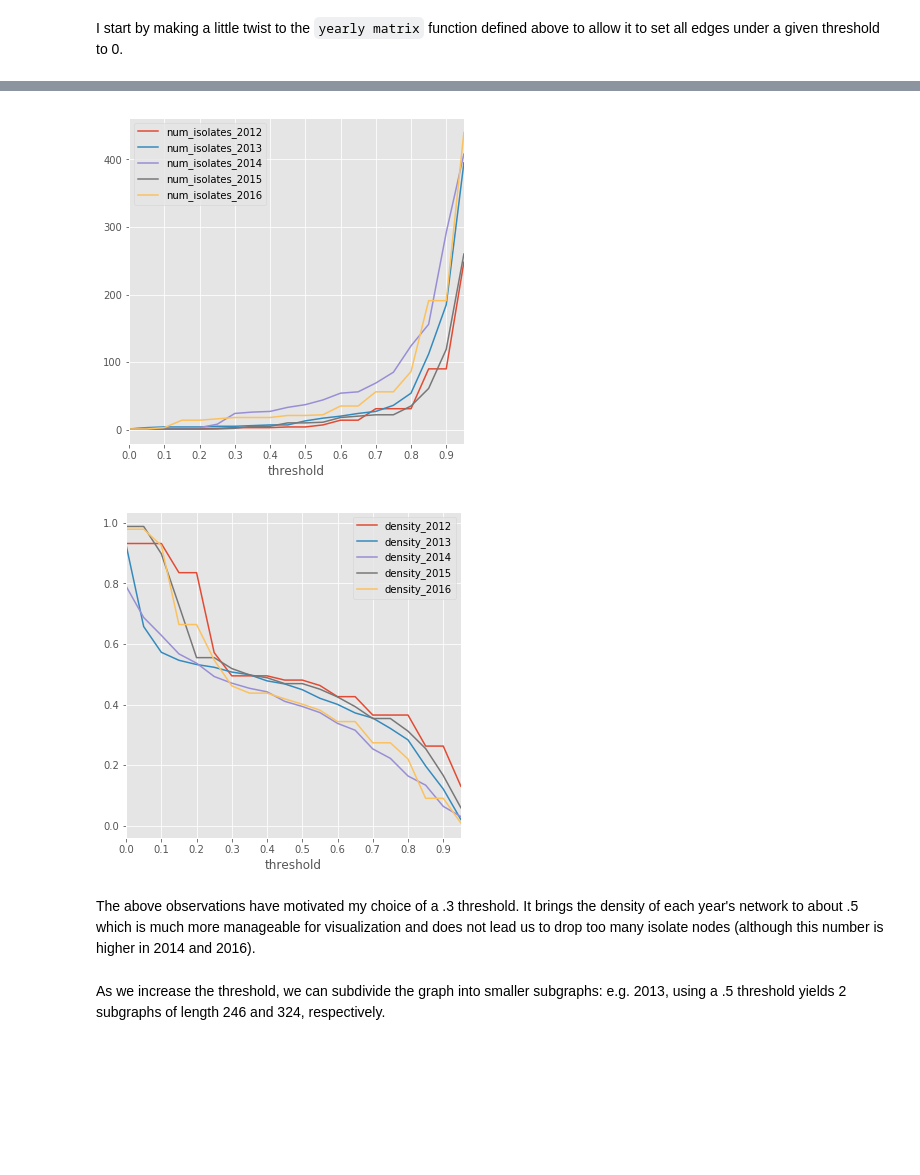
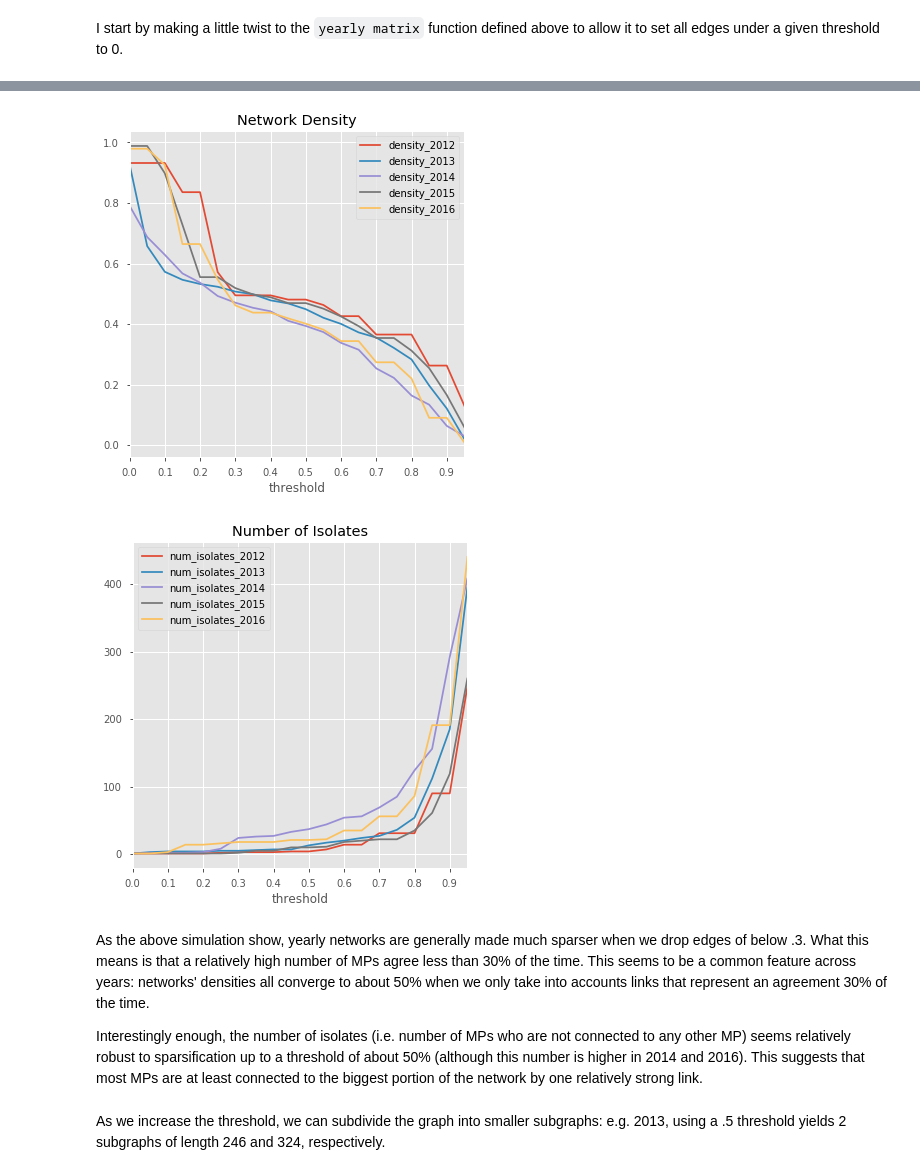
Before and after one commit to vviers/AN-Project, a Jupyter notebook: Data_Analysis.ipynb, the cells around one changed output, grey strips where cells are left out. Cells and saved outputs as stored; diff of their text form; code cells hidden in the pictures; blank space fills up the shorter version.

```diff
--- a/Data_Analysis.ipynb
+++ b/Data_Analysis.ipynb
@@ -128,7 +285,7 @@ Create full yearly adjacency matrices
 # %%
-def yearly_matrix(ballots, probability = False):
+def yearly_matrix(ballots, probability = True):
     """returns a numpy adjacency matrix of all MPs on a given year.
-    if probability = True ==> returns a matrix with empirical frequencies (0, 1) of similar voting behavior."""
+    if probability = True ==> returns a matrix with empirical frequencies in (0, 1) of similar voting behavior."""
     matrices = [np.array(i) for i in ballots]
     fulladj = sum(matrices)
     if (probability == False):
@@ -246,15 +449,19 @@ for j in [ballots2012, ballots2013, ballots2014, ballots2015, ballots2016]:
     results['density_{}'.format(k)] = density
     k += 1
 # %%
+results.plot(x="threshold", y = ["density_2012", "density_2013", "density_2014",
+                                 "density_2015", "density_2016"], figsize = (6, 6),
+             xticks=np.arange(0, 1, .1), title = "Network Density");
 results.plot(x="threshold", y = ["num_isolates_2012", "num_isolates_2013", "num_isolates_2014",
-                                 "num_isolates_2015", "num_isolates_2016"], figsize = (6, 6), xticks=np.arange(0, 1, .1));
-results.plot(x="threshold", y = ["density_2012", "density_2013", "density_2014",
-                                 "density_2015", "density_2016"], figsize = (6, 6), xticks=np.arange(0, 1, .1));
+                                 "num_isolates_2015", "num_isolates_2016"], figsize = (6, 6),
+             xticks=np.arange(0, 1, .1), title = "Number of Isolates");
 # %% [output]
-[figure, old version]
+[figure, new version]
-[figure, old version]
+[figure, new version]
-# %% [markdown]
-The above observations have motivated my choice of a .3 threshold. It brings the density of each year's network to about .5 which is much more manageable for visualization and does not lead us to drop too many isolate nodes (although this number is higher in 2014 and 2016).
+# %% [markdown]
+As the above simulation show, yearly networks are generally made much sparser when we drop edges of below .3. What this means is that a relatively high number of MPs agree less than 30% of the time. This seems to be a common feature across years: networks' densities all converge to about 50% when we only take into accounts links that represent an agreement 30% of the time.
+
+Interestingly enough, the number of isolates (i.e. number of MPs who are not connected to any other MP) seems relatively robust to sparsification up to a threshold of about 50% (although this number is higher in 2014 and 2016). This suggests that most MPs are at least connected to the biggest portion of the network by one relatively strong link.
 # %% [markdown]
 As we increase the threshold, we can subdivide the graph into smaller subgraphs:
 e.g. 2013, using a .5 threshold yields 2 subgraphs of length 246 and 324, respectively.
```
Also changed, not shown: parts of 179 cells of this notebook, 2 other files.
